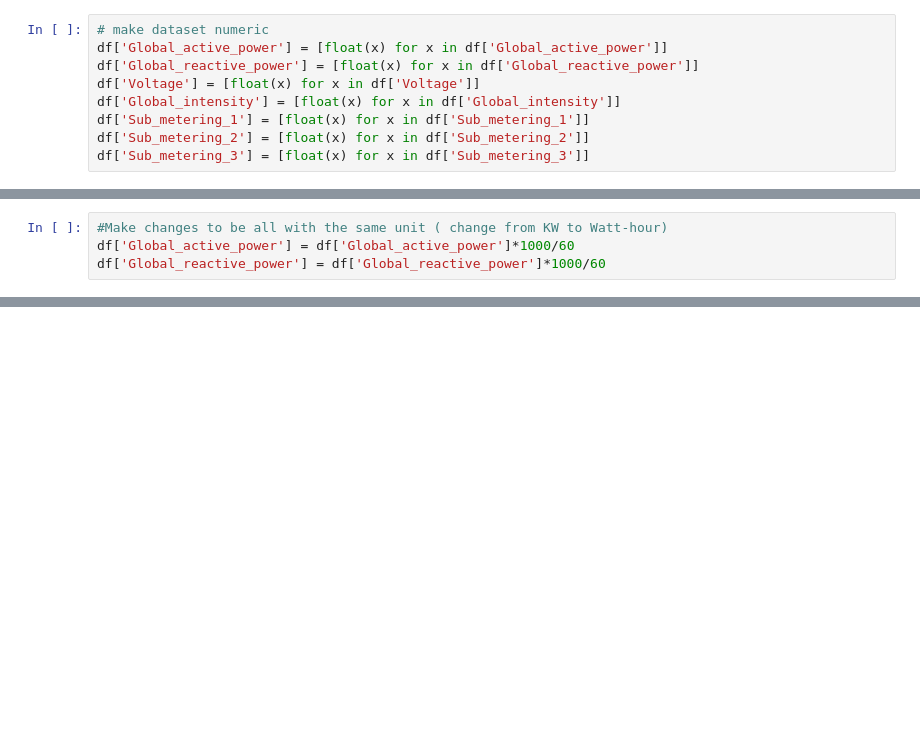
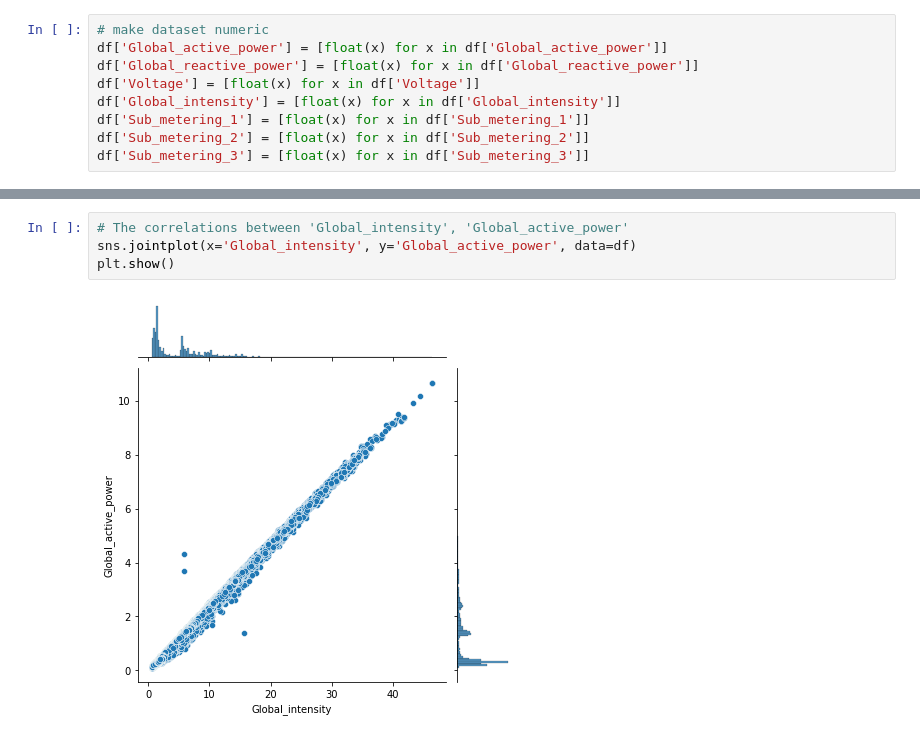
Before and after one commit to saifalbaghdadi/Household-Power-Consumption, a Jupyter notebook: Preprocessing.ipynb, the cells around one changed output, grey strips where cells are left out. Drawn from its saved outputs; the diff is of its cells as text; blank space fills up the shorter version.

```diff
--- a/Preprocessing.ipynb
+++ b/Preprocessing.ipynb
@@ -139,4 +144,0 @@ df['Date'] = df['Date'].replace(np.nan, '2007-01-20')
-# %%
-#Make changes to be all with the same unit ( change from KW to Watt-hour)
-df['Global_active_power'] = df['Global_active_power']*1000/60
-df['Global_reactive_power'] = df['Global_reactive_power']*1000/60
@@ -281,0 +240,6 @@ df.corr().style.format("{:.2}").background_gradient(cmap=plt.get_cmap('coolwarm'
+# %%
+# The correlations between 'Global_intensity', 'Global_active_power'
+sns.jointplot(x='Global_intensity', y='Global_active_power', data=df)
+plt.show()
+# %% [output]
+[figure, added]
```
Also changed, not shown: parts of 65 cells of this notebook.
